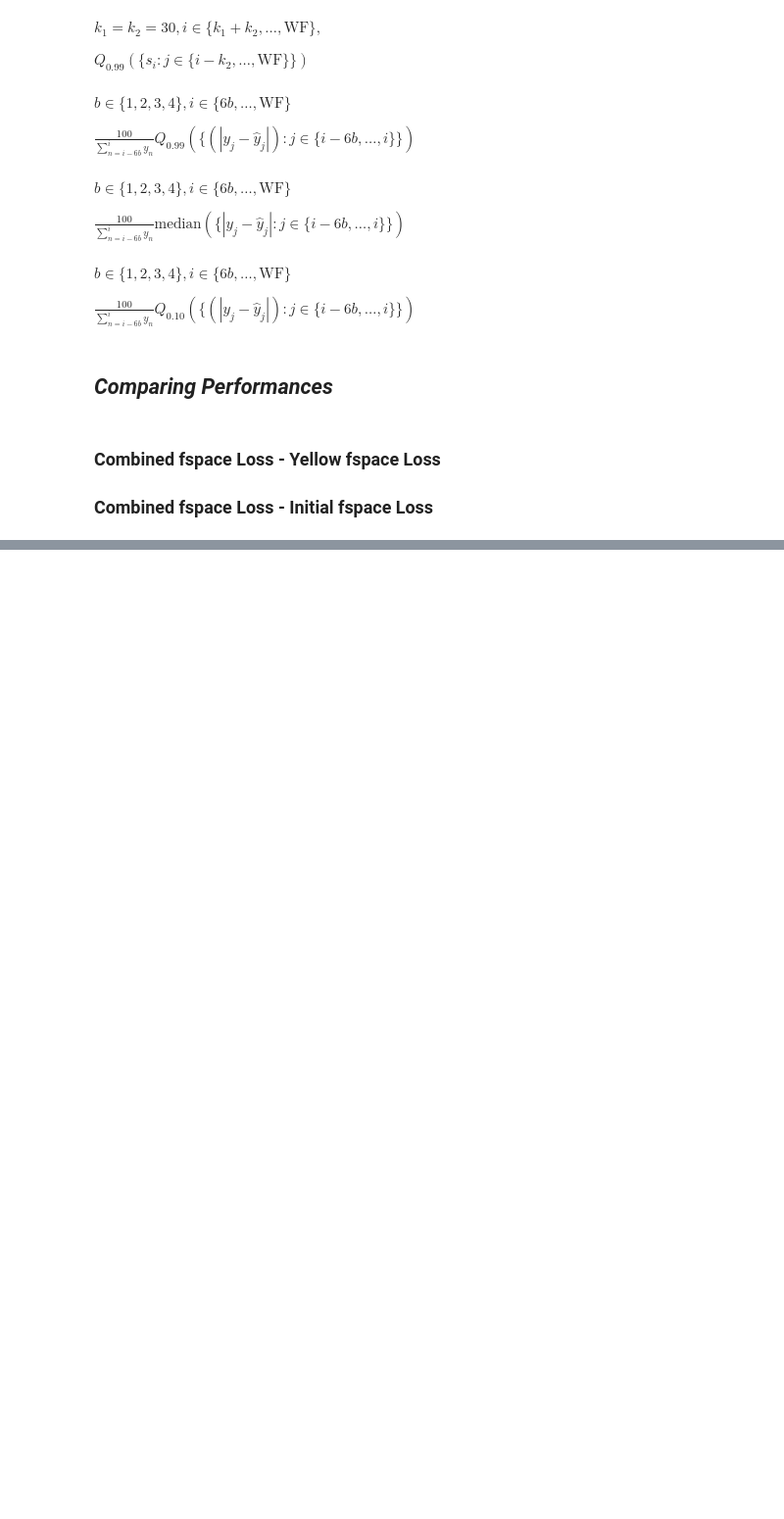
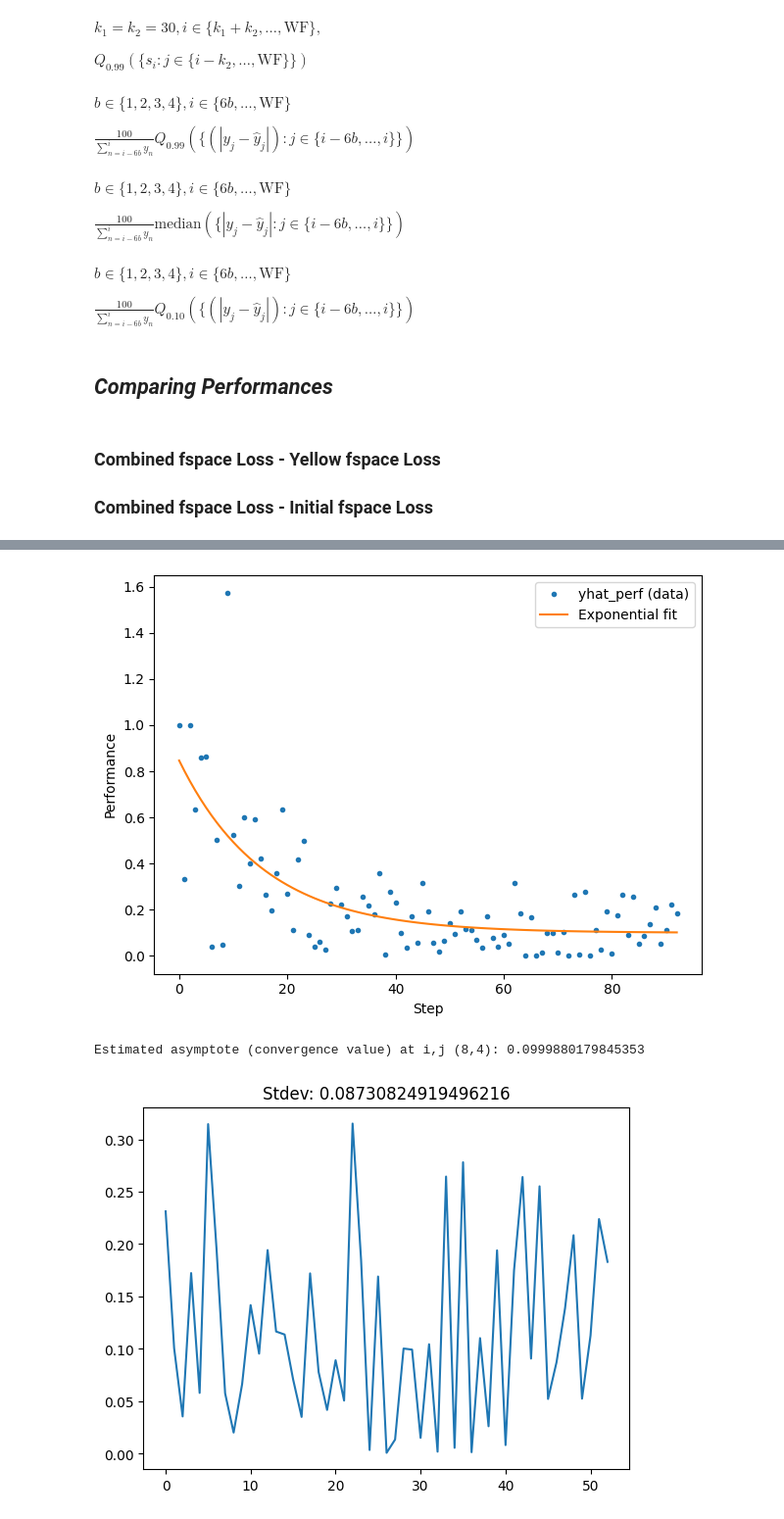
Before and after one commit to Jairik/Chick-Counting, a Jupyter notebook: rgb/mm_tp.ipynb, the cells around one changed output, grey strips where cells are left out. Shown: that part at 98% size. Cells and saved outputs as stored; diff of their text form; code cells hidden in the pictures; blank space fills up the shorter version.

```diff
--- a/rgb/mm_tp.ipynb
+++ b/rgb/mm_tp.ipynb
@@ -1085,0 +1230,56 @@ for i in range(4):
+# %%
+with open('bb_iou_'+str(5)+'0.pkl', 'rb') as file:
+    tmp_load = pickle.load(file)
+    trainer, event_tuple, report, metrics = tmp_load
+
+inc_pred, cum_pred, metrics = walk_forward_eval(event_tuple[0], event_tuple[1], report['frame_index'].values, report['cum_true'].values,
+            TrainerCtor=lambda: GroupedSoftplusSGDVector(lr=(5 / 10 ** 1), epochs=(10), l2=5e-3, clip=2.0,
+            report_every=50, early_stop_patience=50),
+            verbose=False)
+
+inc_true = report['inc_true'].values
+cum_true = np.cumsum(inc_true)
+
+errs = inc_pred - inc_true
+yhat_perf = abs(errs/(inc_true))
+
+L = len(yhat_perf)
+t = np.arange(L, dtype=float)
+
+
+        # 3. Rough initial guesses
+L0 = yhat_perf[-1]                      # asymptote ~ last value
+A0 = yhat_perf[0] - yhat_perf[-1]       # initial offset
+k0 = 0.1                                # some positive rate
+
+p0 = [L0, A0, k0]
+
+params, _ = curve_fit(exp_conv, t, yhat_perf, p0=p0, maxfev=10000)
+L_hat, A_hat, k_hat = params
+
+y_fit = exp_conv(t, L_hat, A_hat, k_hat)
+
+plt.figure()
+plt.plot(t, yhat_perf, 'o', label='yhat_perf (data)', markersize=3)
+plt.plot(t, y_fit, '-', label='Exponential fit')
+plt.xlabel('Step')
+plt.ylabel('Performance')
+plt.legend()
+plt.tight_layout()
+plt.show()
+
+print(f"Estimated asymptote (convergence value) at i,j ({i},{j}):", L_hat)
+
+static_yhat = yhat_perf[40:]
+stdev_static = np.std(static_yhat)
+
+plt.plot(static_yhat)
+plt.title(f'Stdev: {stdev_static}')
+plt.show()
+
+plt.hist(((inc_pred-inc_true)/inc_true)[20:])
+plt.show()
+# %% [output]
+[figure, added]
+Estimated asymptote (convergence value) at i,j (8,4): 0.0999880179845353
+[figure, added]
```
Also changed, not shown: parts of 6 cells of this notebook.
